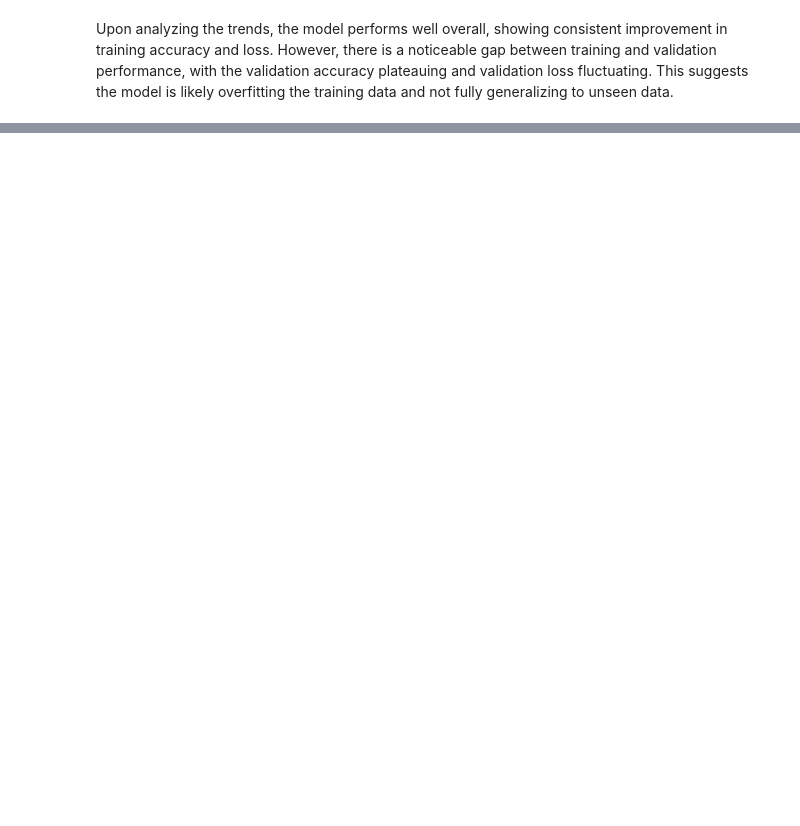
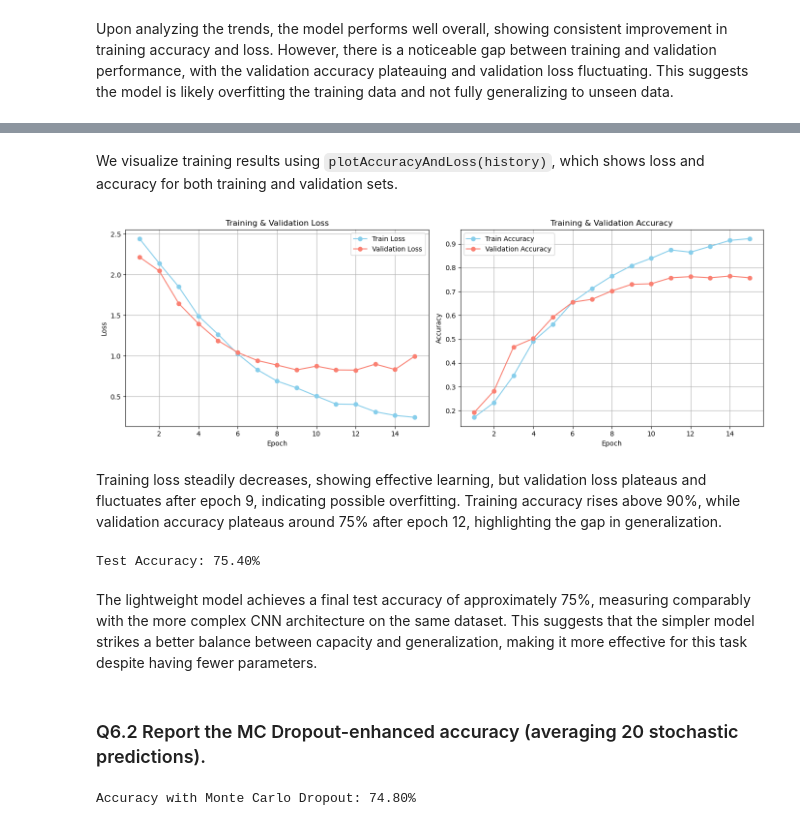
Before and after one commit to wilvang/ml-coursework, a Jupyter notebook: assignment-3/exercises.ipynb, the cells around one changed output, grey strips where cells are left out. Cells and saved outputs as stored; diff of their text form; code cells hidden in the pictures; blank space fills up the shorter version.

```diff
--- a/assignment-3/exercises.ipynb
+++ b/assignment-3/exercises.ipynb
@@ -586,0 +698,32 @@ The test accuracy of ~68% is a significant improvement compared to the previous
+# %%
+class SVHN_CNN_LITE(nn.Module):
+    def __init__(self) -> None:
+        super().__init__()
+        self.features = nn.Sequential(
+            nn.Conv2d(in_channels=3, out_channels=32, kernel_size=3, padding=1),
+            nn.ReLU(),
+            nn.MaxPool2d(kernel_size=2, stride=2),
+
+            nn.Conv2d(in_channels=32, out_channels=64, kernel_size=3, padding=1),
+            nn.ReLU(),
+            nn.MaxPool2d(kernel_size=2, stride=2)
+        )
+
+        self.classifier = nn.Sequential(
+            nn.Flatten(),
+            nn.Linear(64*8*8, 128),
+            nn.ReLU(),
+            nn.Dropout(0.25),
+            nn.Linear(128, 10)
+        )
+
+        # Apply He normal initialization to all Linear layers
+        for layer in list(self.features) + list(self.classifier):
+            if isinstance(layer, nn.Linear) or isinstance(layer, nn.Conv2d):
+                nn.init.kaiming_normal_(layer.weight, nonlinearity='relu')
+                nn.init.zeros_(layer.bias)
+
+    def forward(self, x):
+        x = self.features(x)
+        x = self.classifier(x)
+        return x
@@ -586,0 +732,9 @@ The test accuracy of ~68% is a significant improvement compared to the previous
+# %%
+model = SVHN_CNN_LITE().to(device)
+criterion = nn.CrossEntropyLoss()
+optimizer = optim.SGD(model.parameters(), lr=0.01, momentum=0.9)
+
+epochs = 15
+patience = 15  # no early stopping
+
+model, history = train_model(model, svhn_train_loader, svhn_val_loader, epochs, patience)
@@ -586,0 +757,22 @@ The test accuracy of ~68% is a significant improvement compared to the previous
+# %% [markdown]
+We visualize training results using `plotAccuracyAndLoss(history)`, which shows loss and accuracy for both training and validation sets.
+# %%
+plotAccuracyAndLoss(history)
+# %% [output]
+[figure, added]
+# %% [markdown]
+Training loss steadily decreases, showing effective learning, but validation loss plateaus and fluctuates after epoch 9, indicating possible overfitting. Training accuracy rises above 90%, while validation accuracy plateaus around 75% after epoch 12, highlighting the gap in generalization.
+# %%
+evaluateWithTestSet(model, svhn_test_loader)
+# %% [output]
+Test Accuracy: 75.40%
+# %% [markdown]
+The lightweight model achieves a final test accuracy of approximately 75%, measuring comparably with the more complex CNN architecture on the same dataset. This suggests that the simpler model strikes a better balance between capacity and generalization, making it more effective for this task despite having fewer parameters.
+# %% [markdown]
+
+
+### Q6.2 Report the MC Dropout-enhanced accuracy (averaging 20 stochastic predictions).
+# %%
+mc_acc, mc_var = mcDropoutAccuracy(model, svhn_test_loader, n_samples=20)
+# %% [output]
+Accuracy with Monte Carlo Dropout: 74.80%
```
Also changed, not shown: parts of 24 cells of this notebook.
